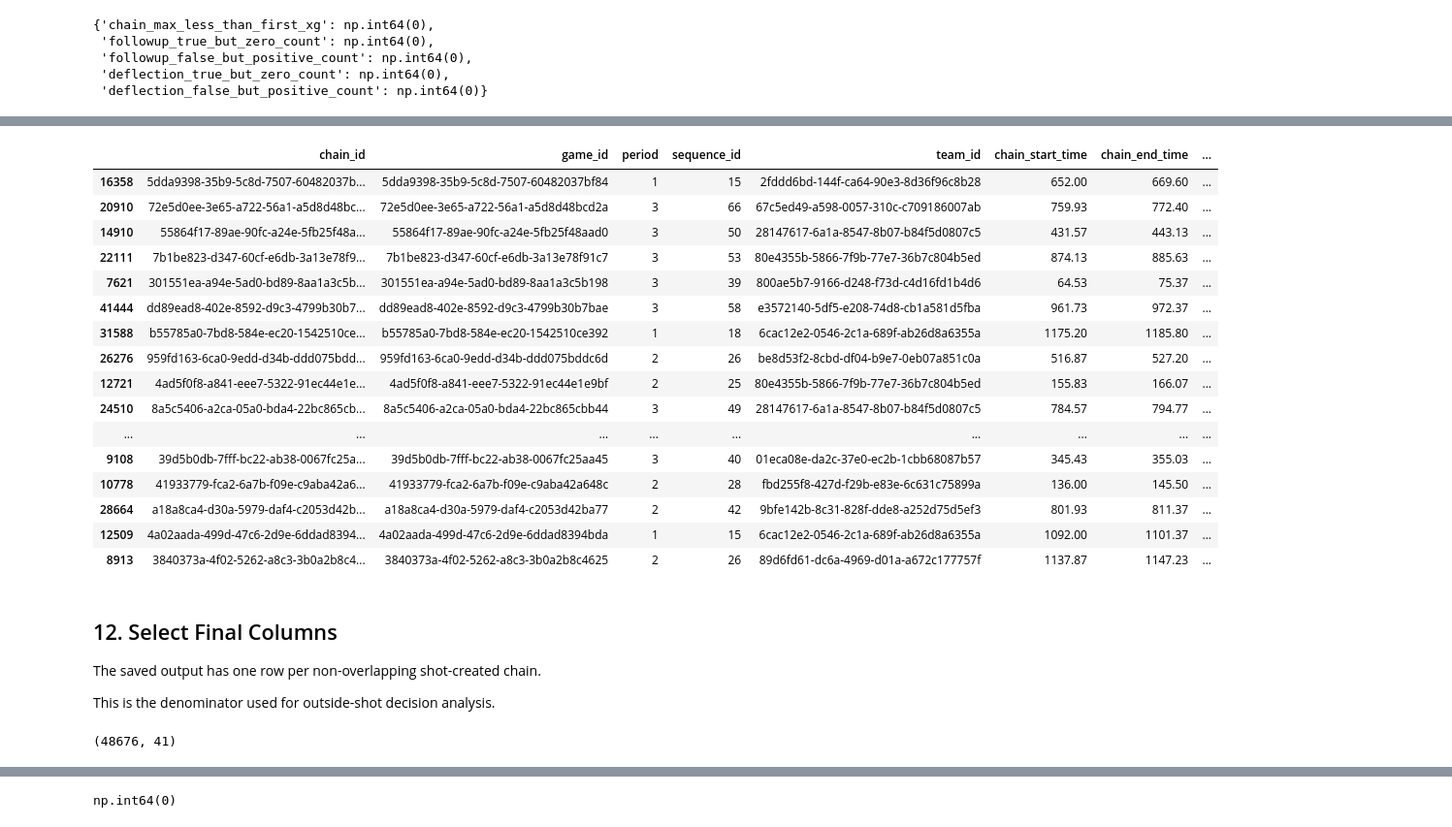
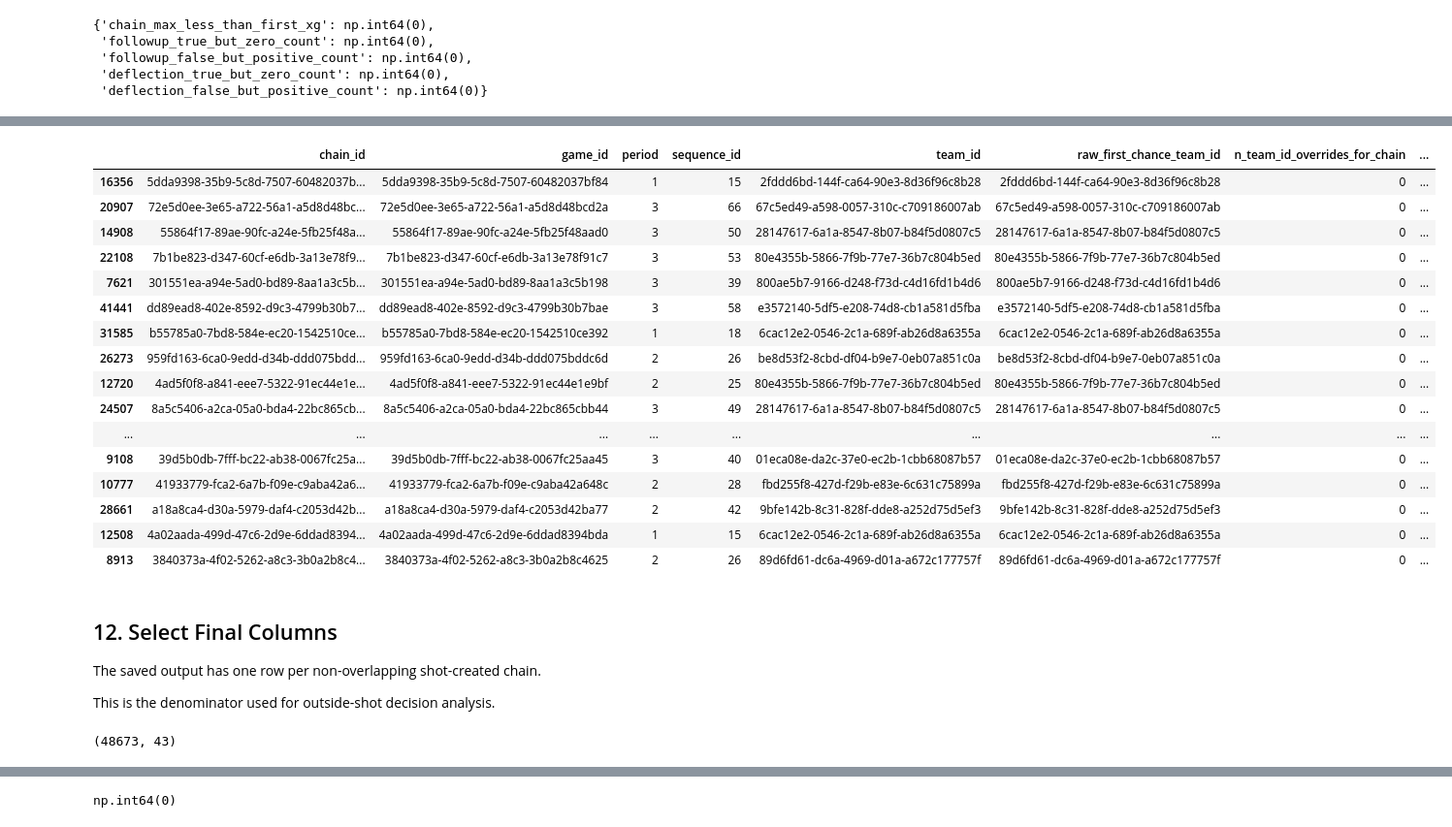
Before and after one commit to markrinaldi/outside-shot-value, a Jupyter notebook: notebooks/04_build_origin_shot_sequences.ipynb, the cells around one changed output, grey strips where cells are left out. Shown at 97% size. Cells and saved outputs as stored; diff of their text form; code cells hidden in the pictures.

Commit message:
Fix analytical team assignment for defensive deflections

```diff
--- a/notebooks/04_build_origin_shot_sequences.ipynb
+++ b/notebooks/04_build_origin_shot_sequences.ipynb
@@ -367,6 +390,10 @@ This avoids overlapping chains where a rebound is both part of the original shot
 # Chain construction uses evaluated chances with valid timing.
 # We keep invalid origin deflection rows as evaluated chances, but they should not
 # define reliable origin-shot context later.
+#
+# Chains are grouped by analytical_team_id, not raw team_id. This matters for
+# defensive deflection rows, where the event can be credited to the defending team
+# even though the attacking chance chain belongs to the origin shot team.
 
 chain_input = chances.copy()
 
@@ -375,11 +402,14 @@ chain_input = chain_input.sort_values(
         "game_id",
         "period",
         "sequence_id",
-        "team_id",
+        "analytical_team_id",
         "chance_period_time",
         "chance_event_id",
     ]
 ).reset_index(drop=True)
 
-chain_input.shape
+{
+    "rows": len(chain_input),
+    "team_overrides_for_chain": int(chain_input["team_id_was_overridden_for_chain"].sum()),
+}
 # %% [output]
@@ -389,6 +448,7 @@ def build_non_overlapping_chains_for_group(group, followup_window_seconds):
     """Build non-overlapping rolling chance chains within one game/period/sequence/team group.
 
     The group contains same-team evaluated chances in one whistle-to-whistle sequence.
+    Team means analytical attacking team, not necessarily the raw event-team field.
 
     A chance can belong to only one chain. Once included, it is marked assigned and
     cannot later start another chain.
@@ -418,7 +478,9 @@ def build_non_overlapping_chains_for_group(group, followup_window_seconds):
                 "game_id": start_row["game_id"],
                 "period": start_row["period"],
                 "sequence_id": start_row["sequence_id"],
-                "team_id": start_row["team_id"],
+                "team_id": start_row["analytical_team_id"],
+                "raw_chance_team_id": start_row["raw_chance_team_id"],
+                "team_id_was_overridden_for_chain": start_row["team_id_was_overridden_for_chain"],
                 "chance_event_id": start_row["chance_event_id"],
                 "chance_period_time": start_row["chance_period_time"],
                 "seconds_since_last_included_chance": 0.0,
@@ -454,7 +516,9 @@ def build_non_overlapping_chains_for_group(group, followup_window_seconds):
                         "game_id": next_row["game_id"],
                         "period": next_row["period"],
                         "sequence_id": next_row["sequence_id"],
-                        "team_id": next_row["team_id"],
+                        "team_id": next_row["analytical_team_id"],
+                        "raw_chance_team_id": next_row["raw_chance_team_id"],
+                        "team_id_was_overridden_for_chain": next_row["team_id_was_overridden_for_chain"],
                         "chance_event_id": next_row["chance_event_id"],
                         "chance_period_time": next_row["chance_period_time"],
                         "seconds_since_last_included_chance": seconds_since_last,
@@ -475,9 +539,9 @@ def build_non_overlapping_chains_for_group(group, followup_window_seconds):
 
     return pd.DataFrame(chain_rows)
 # %%
-# Build non-overlapping chain membership across all game/period/sequence/team groups.
+# Build non-overlapping chain membership across all game/period/sequence/analytical-team groups.
 
-group_keys = ["game_id", "period", "sequence_id", "team_id"]
+group_keys = ["game_id", "period", "sequence_id", "analytical_team_id"]
 
 chain_parts = []
 
@@ -666,6 +731,8 @@ chain_agg = (
         period=("period", "first"),
         sequence_id=("sequence_id", "first"),
         team_id=("team_id", "first"),
+        raw_first_chance_team_id=("raw_chance_team_id", "first"),
+        n_team_id_overrides_for_chain=("team_id_was_overridden_for_chain", "sum"),
         n_chances_in_chain=("chance_event_id", "count"),
         chain_start_time=("chance_period_time", "min"),
         chain_end_time=("chance_period_time", "max"),
@@ -1066,46 +1136,48 @@ origin_shot_sequences.groupby("anchor_origin_location", dropna=False).agg(
 # %%
 # Longest chains with key features.
 
 origin_shot_sequences.sort_values(
     ["chain_duration_seconds", "n_chances_in_chain"],
     ascending=False,
 ).head(20)[
     [
         "chain_id",
         "game_id",
         "period",
         "sequence_id",
         "team_id",
+        "raw_first_chance_team_id",
+        "n_team_id_overrides_for_chain",
         "chain_start_time",
         "chain_end_time",
         "chain_duration_seconds",
         "n_chances_in_chain",
         "first_evaluated_event_type",
         "anchor_origin_location",
         "first_evaluated_location",
         "first_evaluated_xg",
         "chain_max_xg",
         "chain_goal",
     ]
 ]
 # %% [output]
-|  | chain_id | game_id | period | sequence_id | team_id | chain_start_time | chain_end_time | ... |
-| 16358 | 5dda9398-35b9-5c8d-7507-60482037b... | 5dda9398-35b9-5c8d-7507-60482037bf84 | 1 | 15 | 2fddd6bd-144f-ca64-90e3-8d36f96c8b28 | 652.00 | 669.60 | ... |
-| 20910 | 72e5d0ee-3e65-a722-56a1-a5d8d48bc... | 72e5d0ee-3e65-a722-56a1-a5d8d48bcd2a | 3 | 66 | 67c5ed49-a598-0057-310c-c709186007ab | 759.93 | 772.40 | ... |
-| 14910 | 55864f17-89ae-90fc-a24e-5fb25f48a... | 55864f17-89ae-90fc-a24e-5fb25f48aad0 | 3 | 50 | 28147617-6a1a-8547-8b07-b84f5d0807c5 | 431.57 | 443.13 | ... |
-| 22111 | 7b1be823-d347-60cf-e6db-3a13e78f9... | 7b1be823-d347-60cf-e6db-3a13e78f91c7 | 3 | 53 | 80e4355b-5866-7f9b-77e7-36b7c804b5ed | 874.13 | 885.63 | ... |
-| 7621 | 301551ea-a94e-5ad0-bd89-8aa1a3c5b... | 301551ea-a94e-5ad0-bd89-8aa1a3c5b198 | 3 | 39 | 800ae5b7-9166-d248-f73d-c4d16fd1b4d6 | 64.53 | 75.37 | ... |
-| 41444 | dd89ead8-402e-8592-d9c3-4799b30b7... | dd89ead8-402e-8592-d9c3-4799b30b7bae | 3 | 58 | e3572140-5df5-e208-74d8-cb1a581d5fba | 961.73 | 972.37 | ... |
-| 31588 | b55785a0-7bd8-584e-ec20-1542510ce... | b55785a0-7bd8-584e-ec20-1542510ce392 | 1 | 18 | 6cac12e2-0546-2c1a-689f-ab26d8a6355a | 1175.20 | 1185.80 | ... |
-| 26276 | 959fd163-6ca0-9edd-d34b-ddd075bdd... | 959fd163-6ca0-9edd-d34b-ddd075bddc6d | 2 | 26 | be8d53f2-8cbd-df04-b9e7-0eb07a851c0a | 516.87 | 527.20 | ... |
-| 12721 | 4ad5f0f8-a841-eee7-5322-91ec44e1e... | 4ad5f0f8-a841-eee7-5322-91ec44e1e9bf | 2 | 25 | 80e4355b-5866-7f9b-77e7-36b7c804b5ed | 155.83 | 166.07 | ... |
-| 24510 | 8a5c5406-a2ca-05a0-bda4-22bc865cb... | 8a5c5406-a2ca-05a0-bda4-22bc865cbb44 | 3 | 49 | 28147617-6a1a-8547-8b07-b84f5d0807c5 | 784.57 | 794.77 | ... |
+|  | chain_id | game_id | period | sequence_id | team_id | raw_first_chance_team_id | n_team_id_overrides_for_chain | ... |
+| 16356 | 5dda9398-35b9-5c8d-7507-60482037b... | 5dda9398-35b9-5c8d-7507-60482037bf84 | 1 | 15 | 2fddd6bd-144f-ca64-90e3-8d36f96c8b28 | 2fddd6bd-144f-ca64-90e3-8d36f96c8b28 | 0 | ... |
+| 20907 | 72e5d0ee-3e65-a722-56a1-a5d8d48bc... | 72e5d0ee-3e65-a722-56a1-a5d8d48bcd2a | 3 | 66 | 67c5ed49-a598-0057-310c-c709186007ab | 67c5ed49-a598-0057-310c-c709186007ab | 0 | ... |
+| 14908 | 55864f17-89ae-90fc-a24e-5fb25f48a... | 55864f17-89ae-90fc-a24e-5fb25f48aad0 | 3 | 50 | 28147617-6a1a-8547-8b07-b84f5d0807c5 | 28147617-6a1a-8547-8b07-b84f5d0807c5 | 0 | ... |
+| 22108 | 7b1be823-d347-60cf-e6db-3a13e78f9... | 7b1be823-d347-60cf-e6db-3a13e78f91c7 | 3 | 53 | 80e4355b-5866-7f9b-77e7-36b7c804b5ed | 80e4355b-5866-7f9b-77e7-36b7c804b5ed | 0 | ... |
+| 7621 | 301551ea-a94e-5ad0-bd89-8aa1a3c5b... | 301551ea-a94e-5ad0-bd89-8aa1a3c5b198 | 3 | 39 | 800ae5b7-9166-d248-f73d-c4d16fd1b4d6 | 800ae5b7-9166-d248-f73d-c4d16fd1b4d6 | 0 | ... |
+| 41441 | dd89ead8-402e-8592-d9c3-4799b30b7... | dd89ead8-402e-8592-d9c3-4799b30b7bae | 3 | 58 | e3572140-5df5-e208-74d8-cb1a581d5fba | e3572140-5df5-e208-74d8-cb1a581d5fba | 0 | ... |
+| 31585 | b55785a0-7bd8-584e-ec20-1542510ce... | b55785a0-7bd8-584e-ec20-1542510ce392 | 1 | 18 | 6cac12e2-0546-2c1a-689f-ab26d8a6355a | 6cac12e2-0546-2c1a-689f-ab26d8a6355a | 0 | ... |
+| 26273 | 959fd163-6ca0-9edd-d34b-ddd075bdd... | 959fd163-6ca0-9edd-d34b-ddd075bddc6d | 2 | 26 | be8d53f2-8cbd-df04-b9e7-0eb07a851c0a | be8d53f2-8cbd-df04-b9e7-0eb07a851c0a | 0 | ... |
+| 12720 | 4ad5f0f8-a841-eee7-5322-91ec44e1e... | 4ad5f0f8-a841-eee7-5322-91ec44e1e9bf | 2 | 25 | 80e4355b-5866-7f9b-77e7-36b7c804b5ed | 80e4355b-5866-7f9b-77e7-36b7c804b5ed | 0 | ... |
+| 24507 | 8a5c5406-a2ca-05a0-bda4-22bc865cb... | 8a5c5406-a2ca-05a0-bda4-22bc865cbb44 | 3 | 49 | 28147617-6a1a-8547-8b07-b84f5d0807c5 | 28147617-6a1a-8547-8b07-b84f5d0807c5 | 0 | ... |
 | ... | ... | ... | ... | ... | ... | ... | ... | ... |
-| 9108 | 39d5b0db-7fff-bc22-ab38-0067fc25a... | 39d5b0db-7fff-bc22-ab38-0067fc25aa45 | 3 | 40 | 01eca08e-da2c-37e0-ec2b-1cbb68087b57 | 345.43 | 355.03 | ... |
-| 10778 | 41933779-fca2-6a7b-f09e-c9aba42a6... | 41933779-fca2-6a7b-f09e-c9aba42a648c | 2 | 28 | fbd255f8-427d-f29b-e83e-6c631c75899a | 136.00 | 145.50 | ... |
-| 28664 | a18a8ca4-d30a-5979-daf4-c2053d42b... | a18a8ca4-d30a-5979-daf4-c2053d42ba77 | 2 | 42 | 9bfe142b-8c31-828f-dde8-a252d75d5ef3 | 801.93 | 811.37 | ... |
-| 12509 | 4a02aada-499d-47c6-2d9e-6ddad8394... | 4a02aada-499d-47c6-2d9e-6ddad8394bda | 1 | 15 | 6cac12e2-0546-2c1a-689f-ab26d8a6355a | 1092.00 | 1101.37 | ... |
-| 8913 | 3840373a-4f02-5262-a8c3-3b0a2b8c4... | 3840373a-4f02-5262-a8c3-3b0a2b8c4625 | 2 | 26 | 89d6fd61-dc6a-4969-d01a-a672c177757f | 1137.87 | 1147.23 | ... |
+| 9108 | 39d5b0db-7fff-bc22-ab38-0067fc25a... | 39d5b0db-7fff-bc22-ab38-0067fc25aa45 | 3 | 40 | 01eca08e-da2c-37e0-ec2b-1cbb68087b57 | 01eca08e-da2c-37e0-ec2b-1cbb68087b57 | 0 | ... |
+| 10777 | 41933779-fca2-6a7b-f09e-c9aba42a6... | 41933779-fca2-6a7b-f09e-c9aba42a648c | 2 | 28 | fbd255f8-427d-f29b-e83e-6c631c75899a | fbd255f8-427d-f29b-e83e-6c631c75899a | 0 | ... |
+| 28661 | a18a8ca4-d30a-5979-daf4-c2053d42b... | a18a8ca4-d30a-5979-daf4-c2053d42ba77 | 2 | 42 | 9bfe142b-8c31-828f-dde8-a252d75d5ef3 | 9bfe142b-8c31-828f-dde8-a252d75d5ef3 | 0 | ... |
+| 12508 | 4a02aada-499d-47c6-2d9e-6ddad8394... | 4a02aada-499d-47c6-2d9e-6ddad8394bda | 1 | 15 | 6cac12e2-0546-2c1a-689f-ab26d8a6355a | 6cac12e2-0546-2c1a-689f-ab26d8a6355a | 0 | ... |
+| 8913 | 3840373a-4f02-5262-a8c3-3b0a2b8c4... | 3840373a-4f02-5262-a8c3-3b0a2b8c4625 | 2 | 26 | 89d6fd61-dc6a-4969-d01a-a672c177757f | 89d6fd61-dc6a-4969-d01a-a672c177757f | 0 | ... |
 # %% [markdown]
 ## 12. Select Final Columns
 
@@ -1150,7 +1222,9 @@ final_columns = [
     "game_id",
     "period",
     "sequence_id",
-    "team_id",
+    "team_id",  # analytical attacking team for the chain
+    "raw_first_chance_team_id",
+    "n_team_id_overrides_for_chain",
 
     # Chain timing/counts
     "chain_start_time",
@@ -1209,7 +1283,7 @@ origin_shot_sequences_final = origin_shot_sequences[final_columns].copy()
 
 origin_shot_sequences_final.shape
 # %% [output]
-(48676, 41)
+(48673, 43)
 # %%
 origin_shot_sequences_final.head()
 # %% [output]
```
Also changed, not shown: parts of 26 cells of this notebook.
